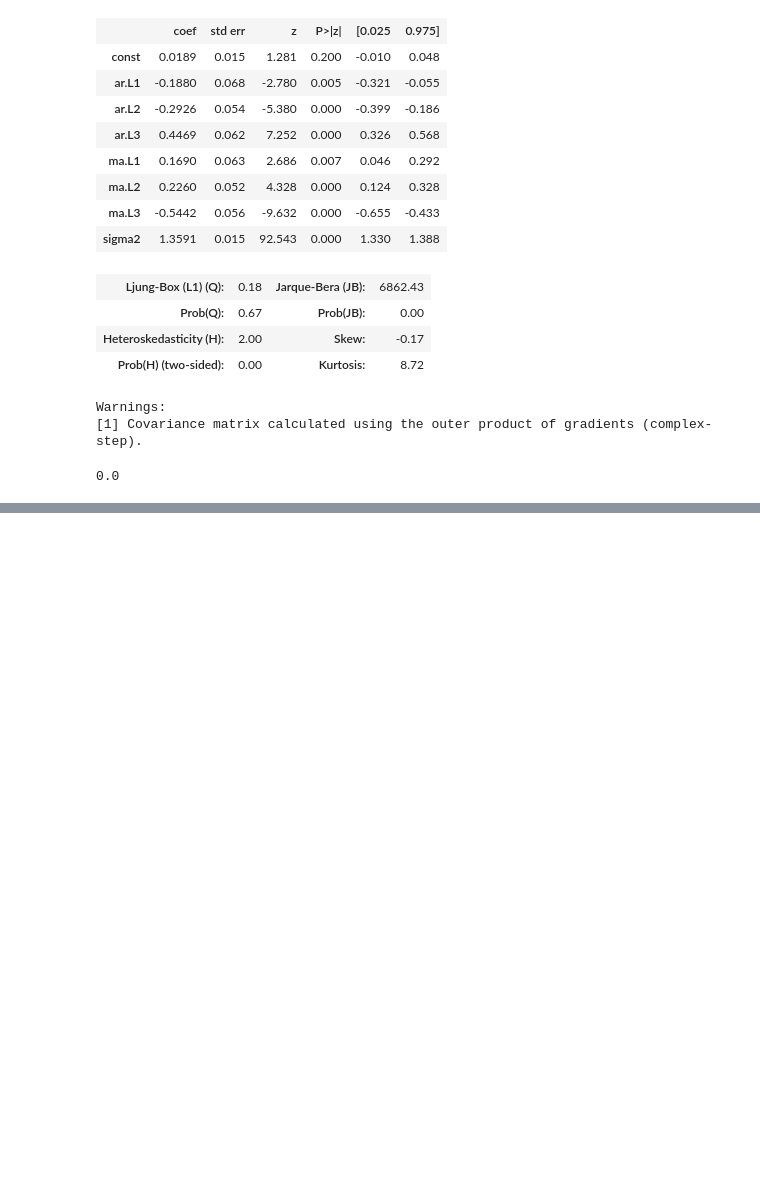
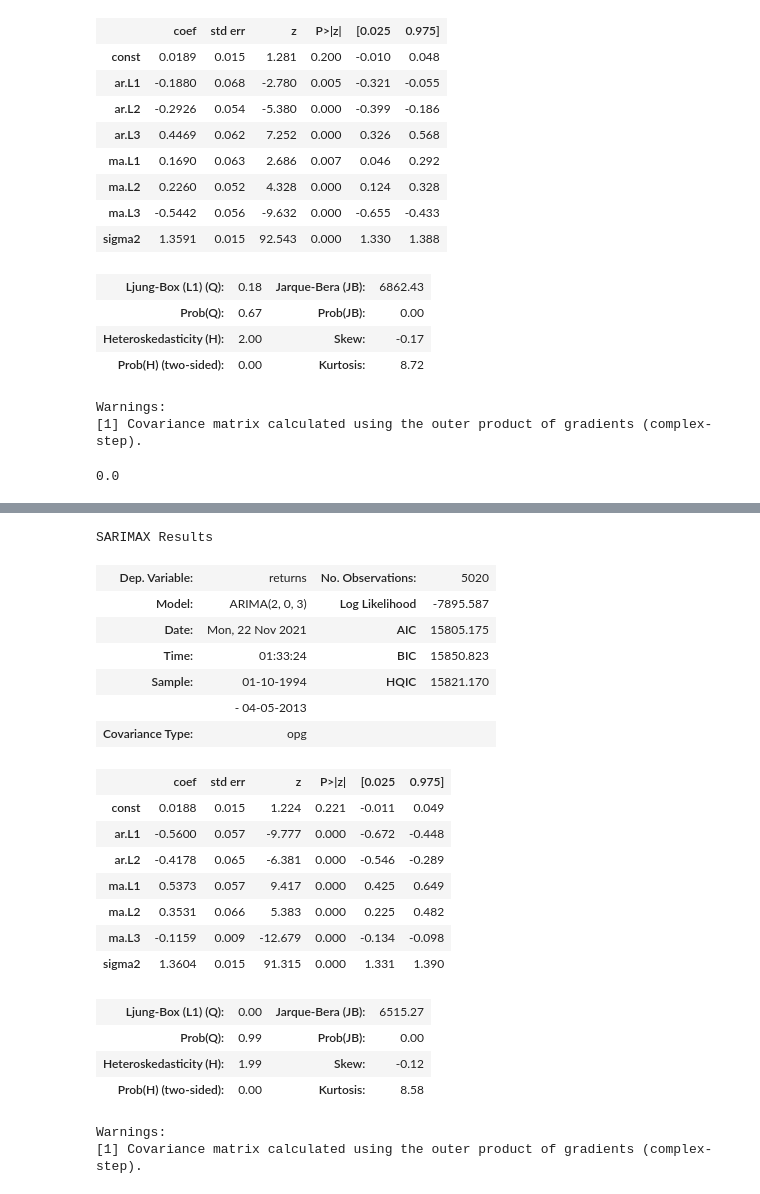
Before and after one commit to satyajitghosh/TimeSeriesAnalysis, a Jupyter notebook: DataRangerCourse/TS_lecture4.ipynb, the cells around one changed output, grey strips where cells are left out. Cells and saved outputs as stored; diff of their text form; code cells hidden in the pictures; blank space fills up the shorter version.

```diff
--- a/DataRangerCourse/TS_lecture4.ipynb
+++ b/DataRangerCourse/TS_lecture4.ipynb
@@ -534,0 +562,27 @@ LLR test suggests that ARMA(3,3) is better than ARMA(1,1). This implies that the
+# %%
+model_ret_ar_2_ma_3 = ARIMA(df.returns[1:],order=(2,0,3))
+results_ret_ar_2_ma_3 = model_ret_ar_2_ma_3.fit()
+results_ret_ar_2_ma_3.summary()
+# %% [output]
+SARIMAX Results
+| Dep. Variable: | returns | No. Observations: | 5020 |
+| Model: | ARIMA(2, 0, 3) | Log Likelihood | -7895.587 |
+| Date: | Mon, 22 Nov 2021 | AIC | 15805.175 |
+| Time: | 01:33:24 | BIC | 15850.823 |
+| Sample: | 01-10-1994 | HQIC | 15821.170 |
+|  | - 04-05-2013 |  |  |
+| Covariance Type: | opg |  |  |
+|  | coef | std err | z | P>|z| | [0.025 | 0.975] |
+| const | 0.0188 | 0.015 | 1.224 | 0.221 | -0.011 | 0.049 |
+| ar.L1 | -0.5600 | 0.057 | -9.777 | 0.000 | -0.672 | -0.448 |
+| ar.L2 | -0.4178 | 0.065 | -6.381 | 0.000 | -0.546 | -0.289 |
+| ma.L1 | 0.5373 | 0.057 | 9.417 | 0.000 | 0.425 | 0.649 |
+| ma.L2 | 0.3531 | 0.066 | 5.383 | 0.000 | 0.225 | 0.482 |
+| ma.L3 | -0.1159 | 0.009 | -12.679 | 0.000 | -0.134 | -0.098 |
+| sigma2 | 1.3604 | 0.015 | 91.315 | 0.000 | 1.331 | 1.390 |
+| Ljung-Box (L1) (Q): | 0.00 | Jarque-Bera (JB): | 6515.27 |
+| Prob(Q): | 0.99 | Prob(JB): | 0.00 |
+| Heteroskedasticity (H): | 1.99 | Skew: | -0.12 |
+| Prob(H) (two-sided): | 0.00 | Kurtosis: | 8.58 |
+Warnings:
+[1] Covariance matrix calculated using the outer product of gradients (complex-step).
```
Also changed, not shown: parts of 27 cells of this notebook.
